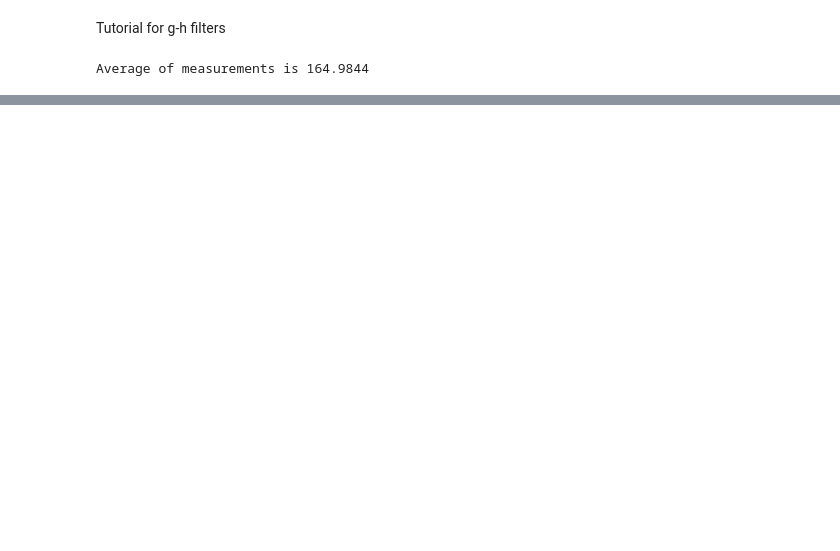
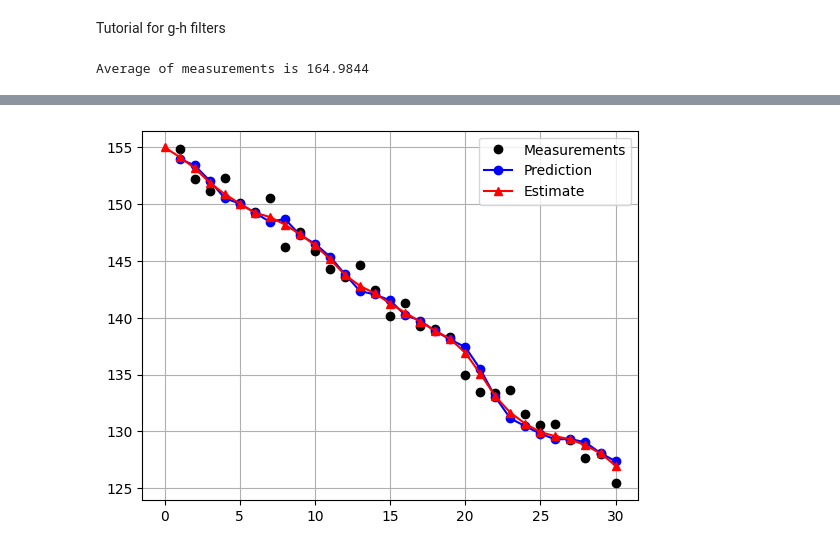
Before and after one commit to pinakjani/Probabilistic_Robotics, a Jupyter notebook: g_h_filter.ipynb, the cells around one changed output, grey strips where cells are left out. Drawn from its saved outputs; the diff is of its cells as text; code cells hidden in the pictures; blank space fills up the shorter version.

```diff
--- a/g_h_filter.ipynb
+++ b/g_h_filter.ipynb
@@ -53,0 +55,11 @@ plot_graph(weights,pred,est)
+# %%
+from numpy.random import randn
+def gen_data(x0, dx, count, noise_factor):
+    return [x0 + dx*i + randn()*noise_factor for i in range(count)]
+
+measurements = gen_data(155,-1,30,1)
+pred1,est1 = gh_filter(measurements,0.2,0.3,155,-1)
+
+plot_graph(measurements,pred1,est1)
+# %% [output]
+[figure, added]
```
Also changed, not shown: parts of 3 cells of this notebook.
